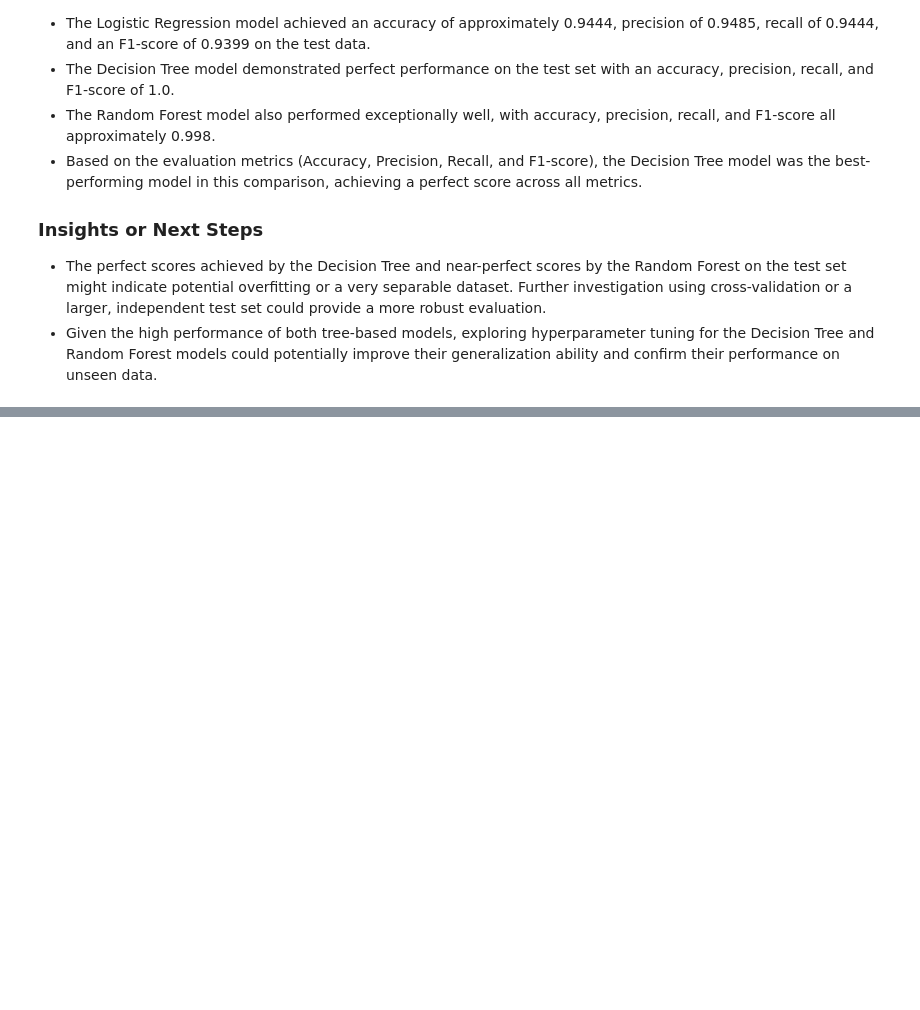
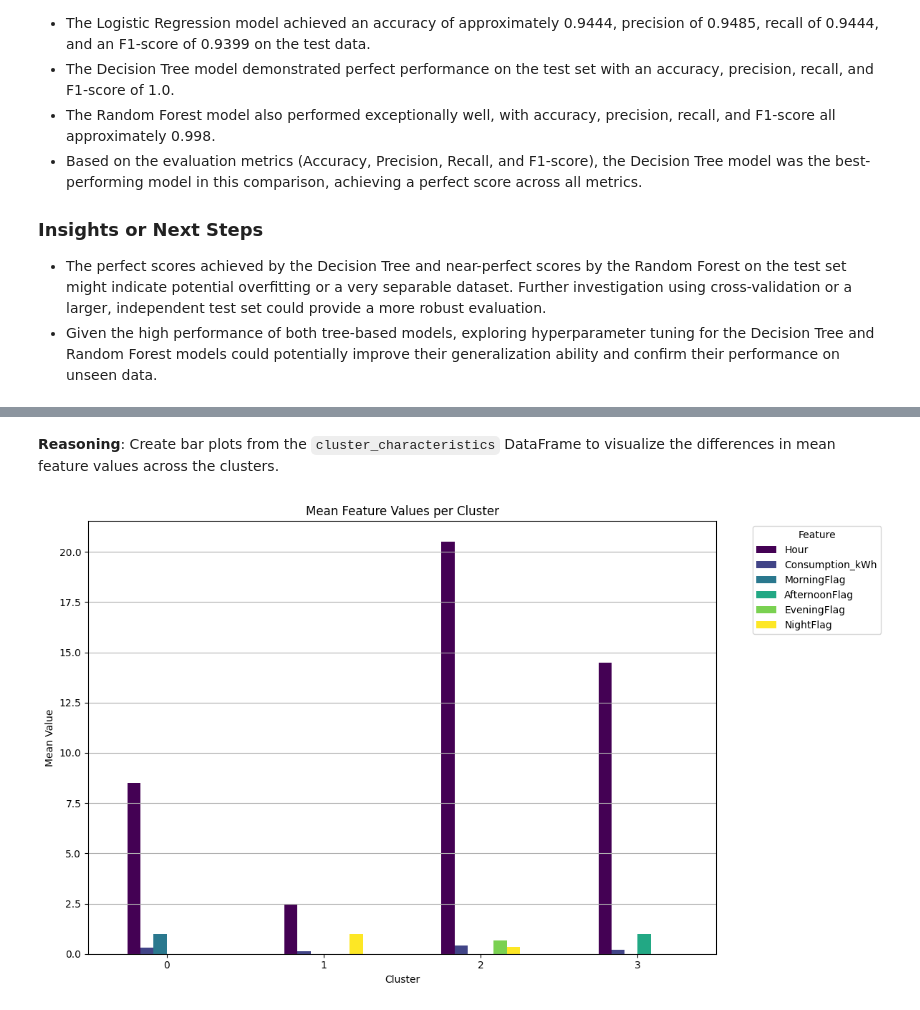
Before and after one commit to janhavi-lab/GreenTechi, a Jupyter notebook: Electricity.ipynb, the cells around one changed output, grey strips where cells are left out. Cells and saved outputs as stored; diff of their text form; code cells hidden in the pictures; blank space fills up the shorter version.

```diff
--- a/Electricity.ipynb
+++ b/Electricity.ipynb
@@ -351,0 +576,23 @@ Overall best model based on F1-score: Decision Tree
+# %%
+# Analyze the characteristics of each cluster
+cluster_characteristics = df.groupby('Cluster').agg({
+    'Room': 'mean',
+    'Month': 'mean',
+    'Day': 'mean',
+    'Hour': 'mean',
+    'MorningFlag': 'mean',
+    'AfternoonFlag': 'mean',
+    'EveningFlag': 'mean',
+    'NightFlag': 'mean',
+    'Consumption_kWh': 'mean',
+    'AverageConsumption_kWh': 'mean'
+})
+
+# Display the cluster characteristics
+print("Cluster Characteristics (Mean values):")
+display(cluster_characteristics)
+
+# You can also display other statistics like median or standard deviation
+# cluster_characteristics_median = df.groupby('Cluster').median()
+# print("\nCluster Characteristics (Median values):")
+# display(cluster_characteristics_median)
@@ -351,0 +612,19 @@ Overall best model based on F1-score: Decision Tree
+# %% [markdown]
+**Reasoning**:
+Create bar plots from the `cluster_characteristics` DataFrame to visualize the differences in mean feature values across the clusters.
+# %%
+# Select some key features to visualize from the cluster_characteristics DataFrame
+features_to_plot = ['Hour', 'Consumption_kWh', 'MorningFlag', 'AfternoonFlag', 'EveningFlag', 'NightFlag']
+
+# Create bar plots for each selected feature
+cluster_characteristics[features_to_plot].plot(kind='bar', figsize=(12, 7), colormap='viridis')
+plt.title('Mean Feature Values per Cluster')
+plt.xlabel('Cluster')
+plt.ylabel('Mean Value')
+plt.xticks(rotation=0)
+plt.legend(title='Feature', bbox_to_anchor=(1.05, 1), loc='upper left')
+plt.grid(axis='y')
+plt.tight_layout()
+plt.show()
+# %% [output]
+[figure, added]
```
Also changed, not shown: parts of 29 cells of this notebook.
